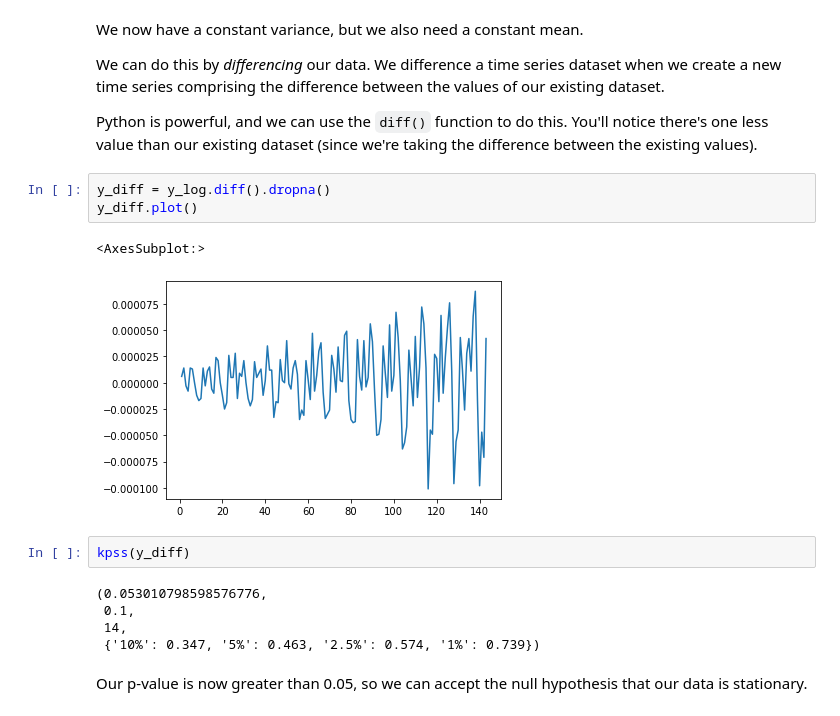
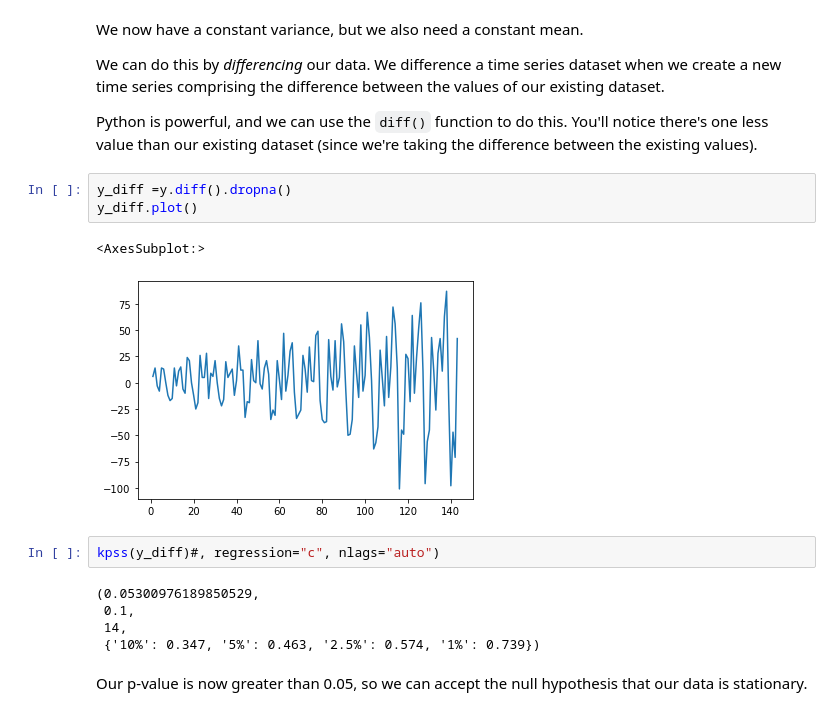
Before and after one commit to ReetuData/20.1-Time-Series-Analysis-in-Python, a Jupyter notebook: Cowboy Cigarettes Case Study - Tier 3.ipynb, the cells around one changed output. Drawn from its saved outputs; the diff is of its cells as text.

```diff
--- a/Cowboy Cigarettes Case Study - Tier 3.ipynb
+++ b/Cowboy Cigarettes Case Study - Tier 3.ipynb
@@ -350,15 +350,15 @@ We can do this by *differencing* our data. We difference a time series dataset w
 
 Python is powerful, and we can use the `diff()` function to do this. You'll notice there's one less value than our existing dataset (since we're taking the difference between the existing values).
 # %%
-y_diff = y_log.diff().dropna()
+y_diff =y.diff().dropna()
 y_diff.plot()
 # %% [output]
 <AxesSubplot:>
-[figure, old version]
+[figure, new version]
 # %%
-kpss(y_diff)
+kpss(y_diff)#, regression="c", nlags="auto")
 # %% [output]
-(0.053010798598576776,
+(0.05300976189850529,
  0.1,
  14,
  {'10%': 0.347, '5%': 0.463, '2.5%': 0.574, '1%': 0.739})
```
Also changed, not shown: parts of 10 cells of this notebook.
